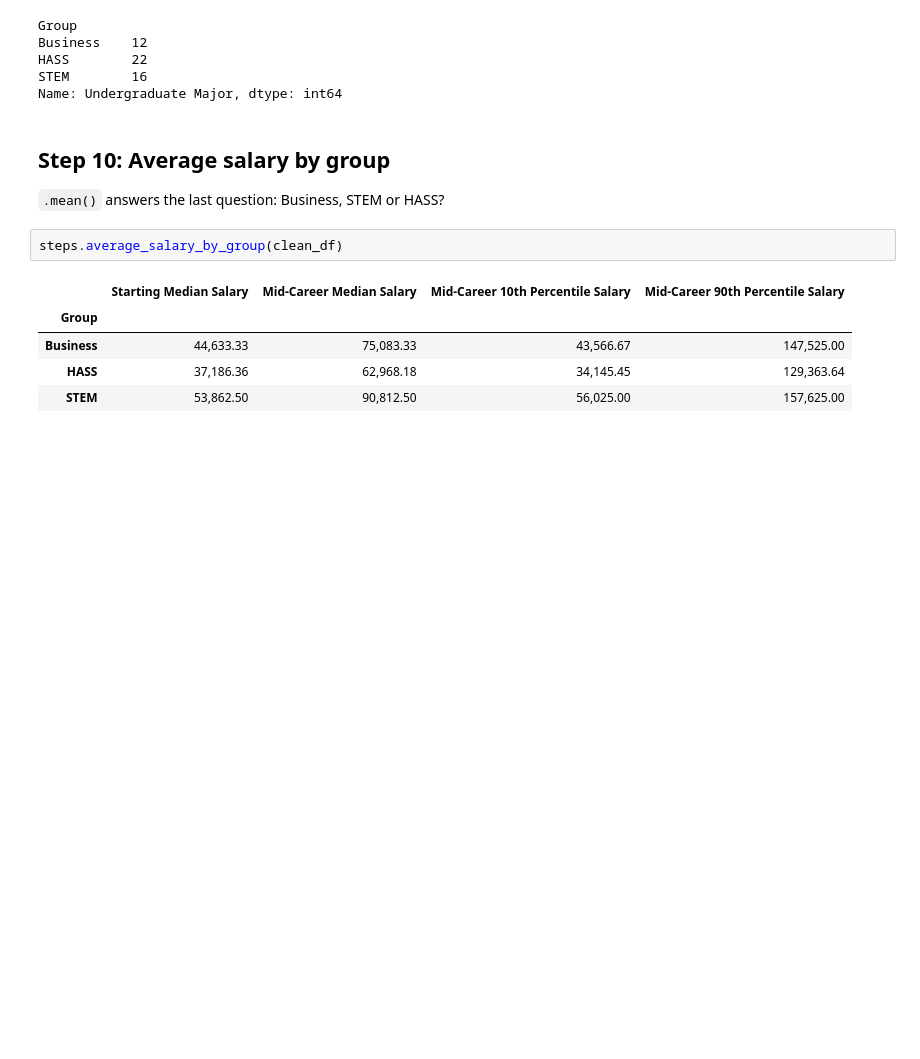
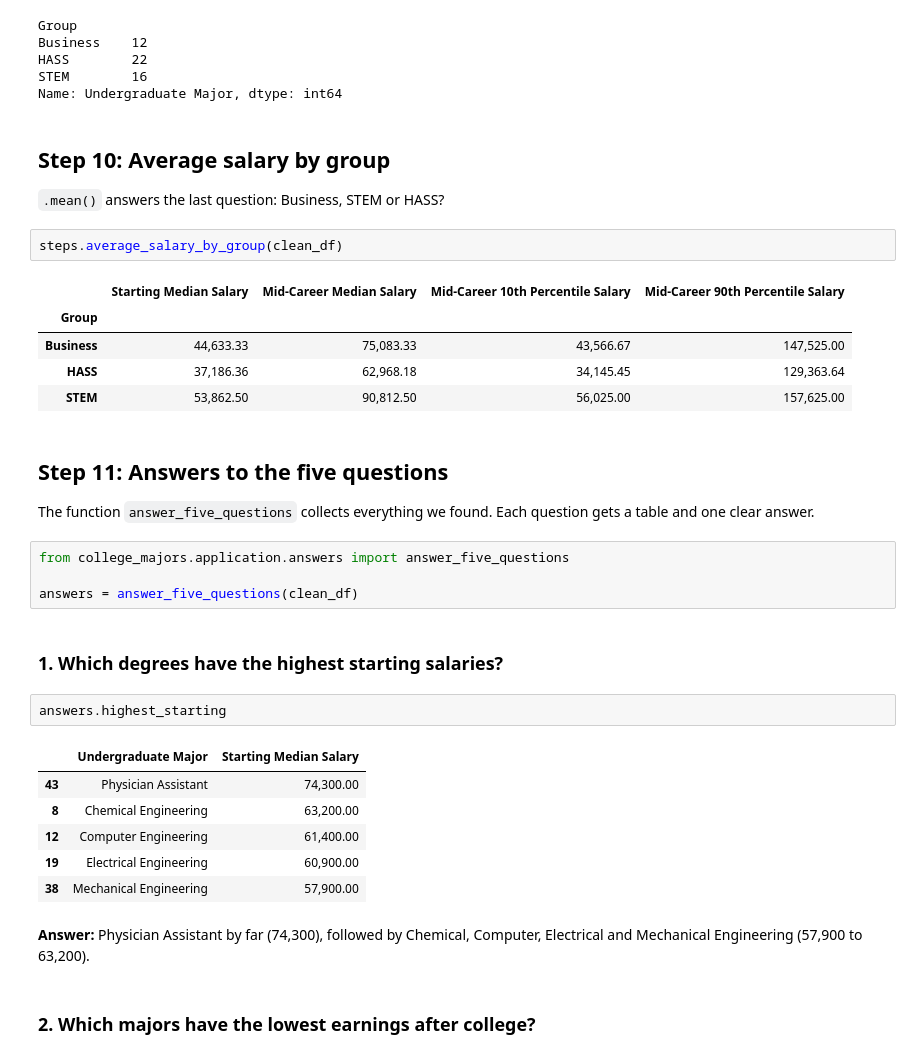
Before and after one commit to Tirsvad-Udemy-100-days-of-code/072-data-exploration-with-pandas, a Jupyter notebook: notebooks/day_72_data_exploration.ipynb, the cells around one changed output. Saved outputs shown, nothing was run; the diff lists cells and outputs as text; blank space fills up the shorter version.

```diff
--- a/notebooks/day_72_data_exploration.ipynb
+++ b/notebooks/day_72_data_exploration.ipynb
@@ -175,3 +175,26 @@ steps.average_salary_by_group(clean_df)
 | Business | 44,633.33 | 75,083.33 | 43,566.67 | 147,525.00 |
 | HASS | 37,186.36 | 62,968.18 | 34,145.45 | 129,363.64 |
 | STEM | 53,862.50 | 90,812.50 | 56,025.00 | 157,625.00 |
+# %% [markdown]
+## Step 11: Answers to the five questions
+
+The function `answer_five_questions` collects everything we found. Each question gets a table and one clear answer.
+# %%
+from college_majors.application.answers import answer_five_questions
+
+answers = answer_five_questions(clean_df)
+# %% [markdown]
+### 1. Which degrees have the highest starting salaries?
+# %%
+answers.highest_starting
+# %% [output]
+|  | Undergraduate Major | Starting Median Salary |
+| 43 | Physician Assistant | 74,300.00 |
+| 8 | Chemical Engineering | 63,200.00 |
+| 12 | Computer Engineering | 61,400.00 |
+| 19 | Electrical Engineering | 60,900.00 |
+| 38 | Mechanical Engineering | 57,900.00 |
+# %% [markdown]
+**Answer:** Physician Assistant by far (74,300), followed by Chemical, Computer, Electrical and Mechanical Engineering (57,900 to 63,200).
+# %% [markdown]
+### 2. Which majors have the lowest earnings after college?
```
Also changed, not shown: parts of 11 cells of this notebook, 15 other files.
